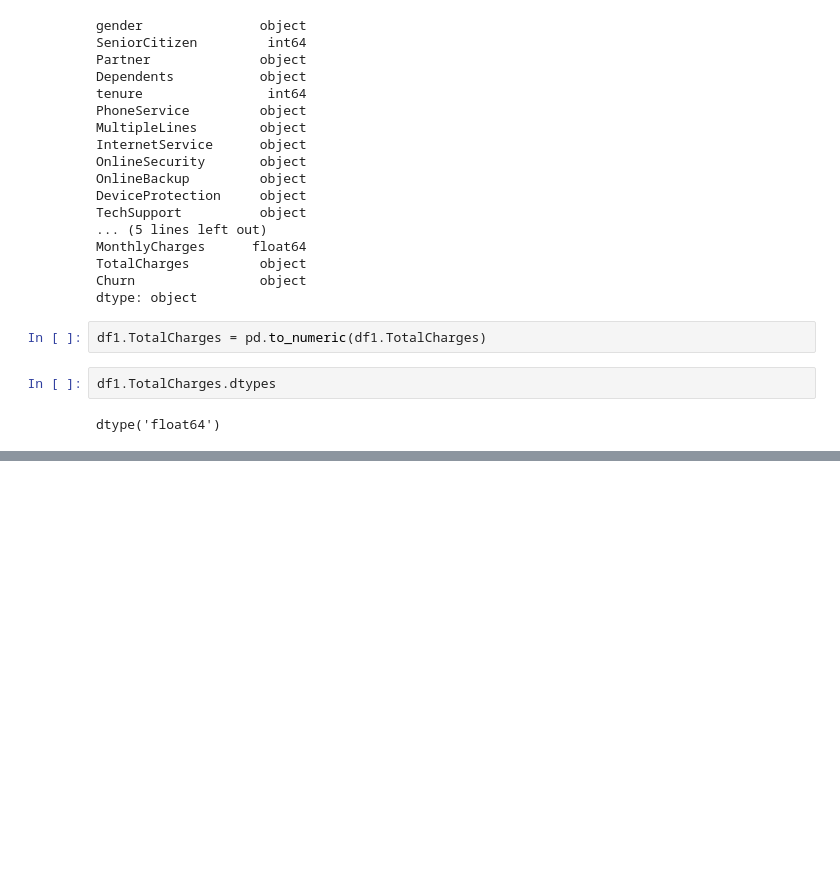
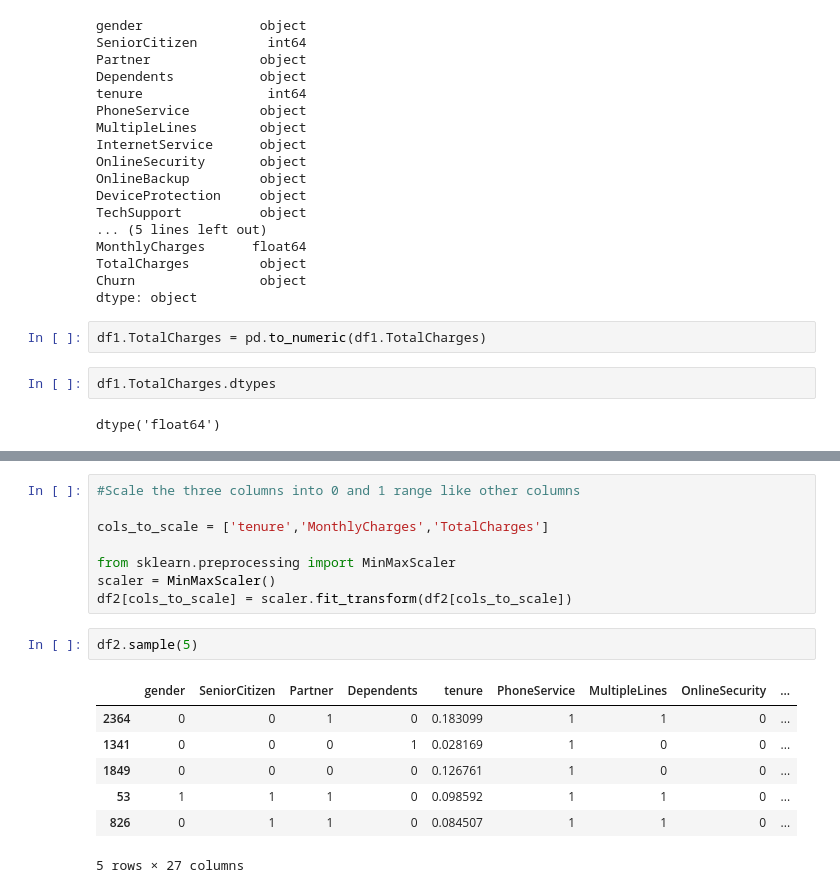
Before and after one commit to sheikh-arafat/Customer-Churn-Prediction-Using-ANN, a Jupyter notebook: Customer_churn_prediction_using_ANN.ipynb, the cells around one changed output, grey strips where cells are left out. Saved outputs shown, nothing was run; the diff lists cells and outputs as text; blank space fills up the shorter version.

```diff
--- a/Customer_churn_prediction_using_ANN.ipynb
+++ b/Customer_churn_prediction_using_ANN.ipynb
@@ -124,0 +277,18 @@ plt.legend()
+# %%
+#Scale the three columns into 0 and 1 range like other columns
+
+cols_to_scale = ['tenure','MonthlyCharges','TotalCharges']
+
+from sklearn.preprocessing import MinMaxScaler
+scaler = MinMaxScaler()
+df2[cols_to_scale] = scaler.fit_transform(df2[cols_to_scale])
+# %%
+df2.sample(5)
+# %% [output]
+|  | gender | SeniorCitizen | Partner | Dependents | tenure | PhoneService | MultipleLines | OnlineSecurity | ... |
+| 2364 | 0 | 0 | 1 | 0 | 0.183099 | 1 | 1 | 0 | ... |
+| 1341 | 0 | 0 | 0 | 1 | 0.028169 | 1 | 0 | 0 | ... |
+| 1849 | 0 | 0 | 0 | 0 | 0.126761 | 1 | 0 | 0 | ... |
+| 53 | 1 | 1 | 1 | 0 | 0.098592 | 1 | 1 | 0 | ... |
+| 826 | 0 | 1 | 1 | 0 | 0.084507 | 1 | 1 | 0 | ... |
+5 rows × 27 columns
```
Also changed, not shown: parts of 15 cells of this notebook.
